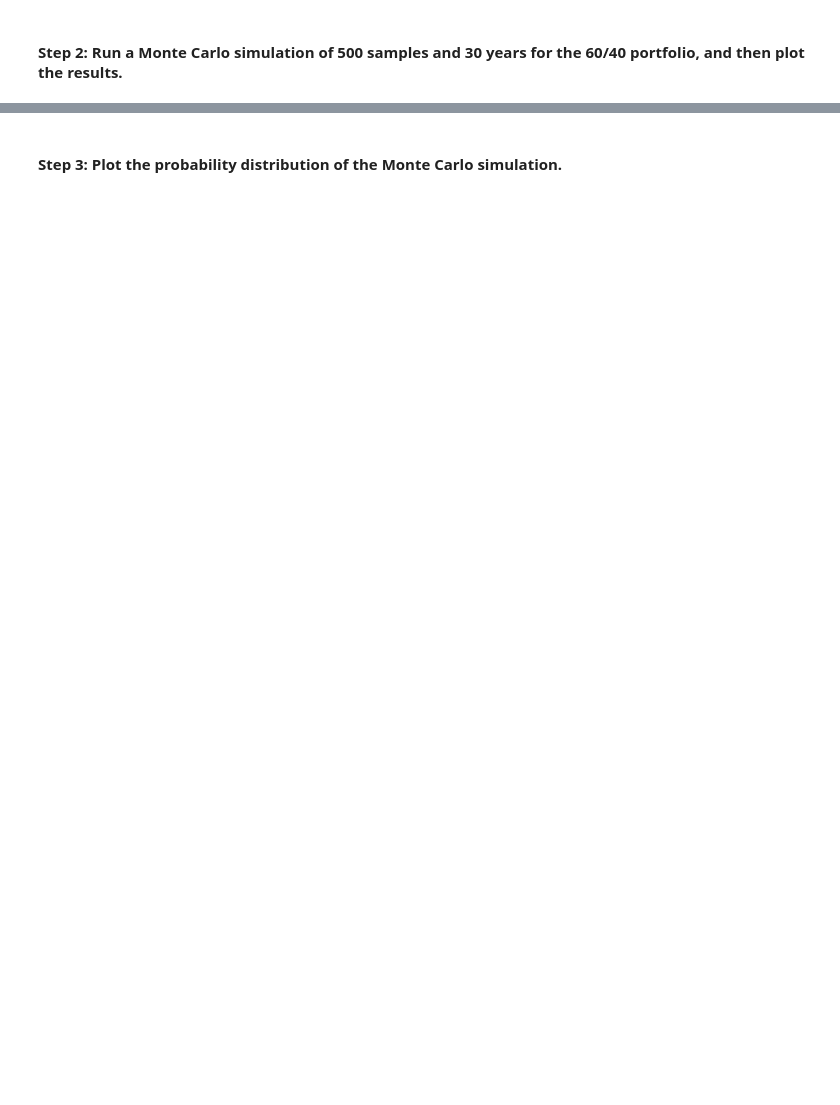
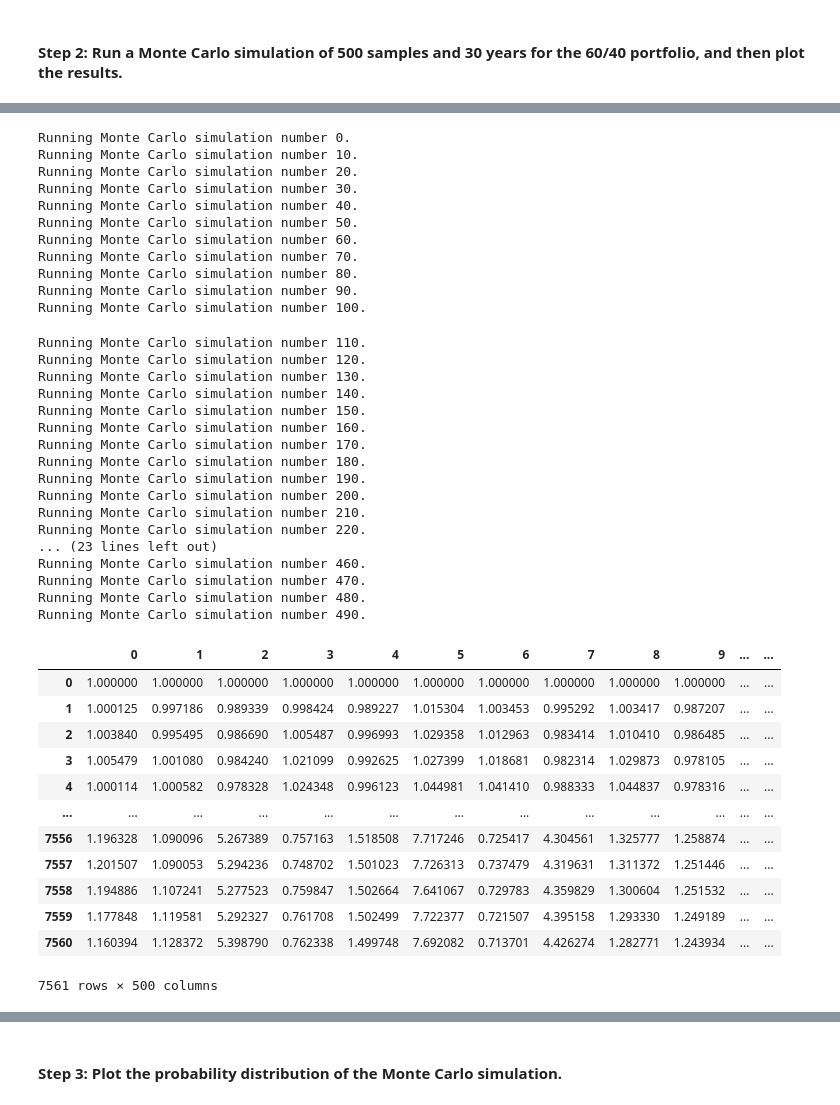
Before and after one commit to dinesh-m/financial_planner, a Jupyter notebook: financial_planning_tools.ipynb, the cells around one changed output, grey strips where cells are left out. Drawn from its saved outputs; the diff is of its cells as text; code cells hidden in the pictures; blank space fills up the shorter version.

```diff
--- a/financial_planning_tools.ipynb
+++ b/financial_planning_tools.ipynb
@@ -534,6 +610,48 @@ In this section, you’ll use the MCForecastTools library to create a Monte Carl
 # %%
 # Run the Monte Carlo simulation to forecast 30 years cumulative returns
-# YOUR CODE HERE
+mc_four_six_3yr_30yr_weight.calc_cumulative_return()
+# %% [output]
+Running Monte Carlo simulation number 0.
+Running Monte Carlo simulation number 10.
+Running Monte Carlo simulation number 20.
+Running Monte Carlo simulation number 30.
+Running Monte Carlo simulation number 40.
+Running Monte Carlo simulation number 50.
+Running Monte Carlo simulation number 60.
+Running Monte Carlo simulation number 70.
+Running Monte Carlo simulation number 80.
+Running Monte Carlo simulation number 90.
+Running Monte Carlo simulation number 100.
+Running Monte Carlo simulation number 110.
+Running Monte Carlo simulation number 120.
+Running Monte Carlo simulation number 130.
+Running Monte Carlo simulation number 140.
+Running Monte Carlo simulation number 150.
+Running Monte Carlo simulation number 160.
+Running Monte Carlo simulation number 170.
+Running Monte Carlo simulation number 180.
+Running Monte Carlo simulation number 190.
+Running Monte Carlo simulation number 200.
+Running Monte Carlo simulation number 210.
+Running Monte Carlo simulation number 220.
+... (23 lines left out)
+Running Monte Carlo simulation number 460.
+Running Monte Carlo simulation number 470.
+Running Monte Carlo simulation number 480.
+Running Monte Carlo simulation number 490.
+|  | 0 | 1 | 2 | 3 | 4 | 5 | 6 | 7 | 8 | 9 | ... | ... |
+| 0 | 1.000000 | 1.000000 | 1.000000 | 1.000000 | 1.000000 | 1.000000 | 1.000000 | 1.000000 | 1.000000 | 1.000000 | ... | ... |
+| 1 | 1.000125 | 0.997186 | 0.989339 | 0.998424 | 0.989227 | 1.015304 | 1.003453 | 0.995292 | 1.003417 | 0.987207 | ... | ... |
+| 2 | 1.003840 | 0.995495 | 0.986690 | 1.005487 | 0.996993 | 1.029358 | 1.012963 | 0.983414 | 1.010410 | 0.986485 | ... | ... |
+| 3 | 1.005479 | 1.001080 | 0.984240 | 1.021099 | 0.992625 | 1.027399 | 1.018681 | 0.982314 | 1.029873 | 0.978105 | ... | ... |
+| 4 | 1.000114 | 1.000582 | 0.978328 | 1.024348 | 0.996123 | 1.044981 | 1.041410 | 0.988333 | 1.044837 | 0.978316 | ... | ... |
+| ... | ... | ... | ... | ... | ... | ... | ... | ... | ... | ... | ... | ... |
+| 7556 | 1.196328 | 1.090096 | 5.267389 | 0.757163 | 1.518508 | 7.717246 | 0.725417 | 4.304561 | 1.325777 | 1.258874 | ... | ... |
+| 7557 | 1.201507 | 1.090053 | 5.294236 | 0.748702 | 1.501023 | 7.726313 | 0.737479 | 4.319631 | 1.311372 | 1.251446 | ... | ... |
+| 7558 | 1.194886 | 1.107241 | 5.277523 | 0.759847 | 1.502664 | 7.641067 | 0.729783 | 4.359829 | 1.300604 | 1.251532 | ... | ... |
+| 7559 | 1.177848 | 1.119581 | 5.292327 | 0.761708 | 1.502499 | 7.722377 | 0.721507 | 4.395158 | 1.293330 | 1.249189 | ... | ... |
+| 7560 | 1.160394 | 1.128372 | 5.398790 | 0.762338 | 1.499748 | 7.692082 | 0.713701 | 4.426274 | 1.282771 | 1.243934 | ... | ... |
+7561 rows × 500 columns
 # %%
 # Visualize the 30-year Monte Carlo simulation by creating an
 # overlay line plot
```
Also changed, not shown: parts of 11 cells of this notebook.
